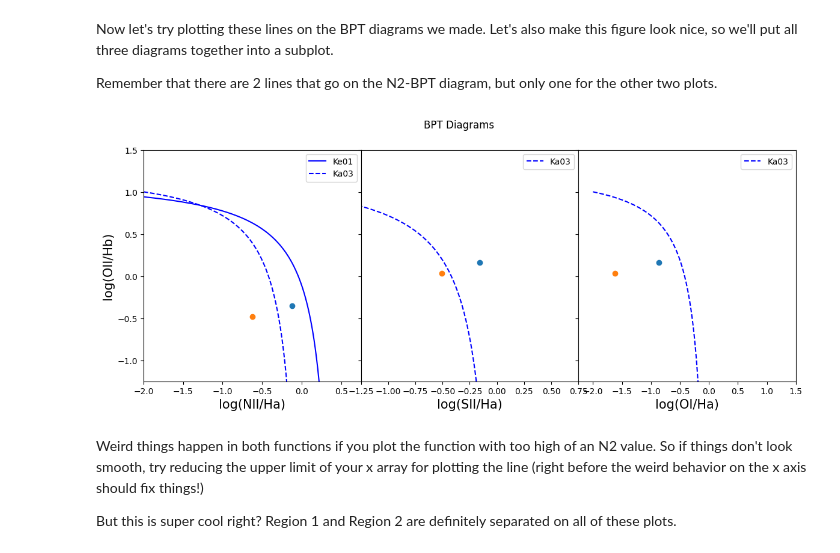
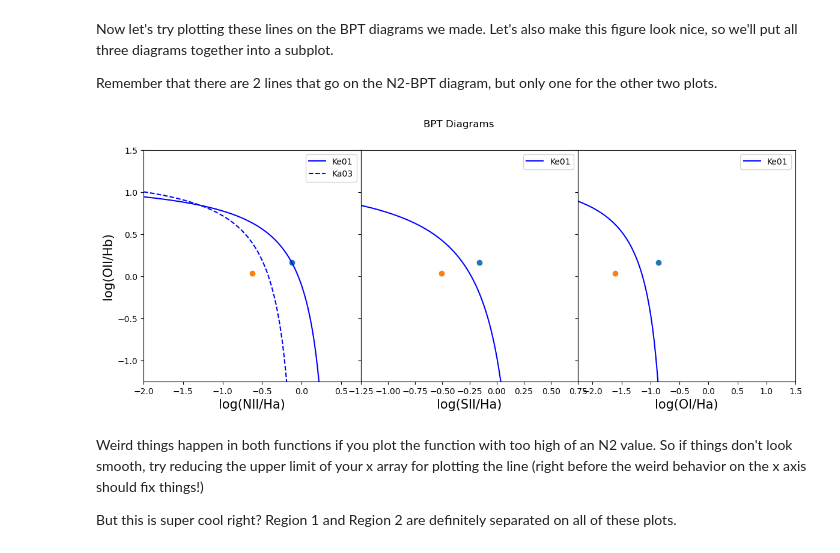
Before and after one commit to myasmedley/HII-Regions-in-NGC-253---Polaris-2026, a Jupyter notebook: PlottingEmissionLines.ipynb, the cells around one changed output. Saved outputs shown, nothing was run; the diff lists cells and outputs as text; code cells hidden in the pictures.

```diff
--- a/PlottingEmissionLines.ipynb
+++ b/PlottingEmissionLines.ipynb
@@ -601,43 +599,43 @@ plt.subplots_adjust(wspace=0) # changes the width spacing between the panels
 # hspace would change the height space
 
 # Plot N2-BPT diagram
-axs[0].scatter(np.log10(em_fluxes_r1['NII_2']/em_fluxes_r1['Ha']), np.log10(em_fluxes_r1['OIII_1']/em_fluxes_r1['Hb'])) # plot region 1
-axs[0].scatter(np.log10(em_fluxes_r2['NII_2']/em_fluxes_r2['Ha']), np.log10(em_fluxes_r2['OIII_1']/em_fluxes_r2['Hb'])) # plot region 2
+axs[0].scatter(np.log10(em_fluxes_r1['NII_2']/em_fluxes_r1['Ha']), np.log10(em_fluxes_r1['OIII_2']/em_fluxes_r1['Hb'])) # plot region 1
+axs[0].scatter(np.log10(em_fluxes_r2['NII_2']/em_fluxes_r2['Ha']), np.log10(em_fluxes_r2['OIII_2']/em_fluxes_r2['Hb'])) # plot region 2
 
 axs[0].plot(np.linspace(-2,0.3,1000),kewley_N2O3(np.linspace(-2,0.3,1000)),color='b',label='Ke01')
 axs[0].plot(np.linspace(-2,0,1000),kauffmann_N2O3(np.linspace(-2,0,1000)),color='b',ls='--',label='Ka03')
 axs[0].legend()
 
 axs[0].set_xlim(-2,0.75) # common limits for N2-BPT diagram
 axs[0].set_ylim(-1.25,1.5) # common limits for N2-BPT diagram
 axs[0].set_xlabel(r'log(NII/Ha)',fontsize=15)
 axs[0].set_ylabel(r'log(OII/Hb)',fontsize=15)
 
 
 # Plot S2-BPT diagram
 
 axs[1].scatter(np.log10((em_fluxes_r1['SII_1']+em_fluxes_r1['SII_2'])/em_fluxes_r1['Ha']), np.log10(em_fluxes_r1['OIII_2']/em_fluxes_r1['Hb'])) # plot region 1
 axs[1].scatter(np.log10((em_fluxes_r2['SII_1']+em_fluxes_r2['SII_2'])/em_fluxes_r2['Ha']), np.log10(em_fluxes_r2['OIII_2']/em_fluxes_r2['Hb'])) # plot region 2
-axs[1].plot(np.linspace(-2,0,1000),kauffmann_N2O3(np.linspace(-2,0,1000)),color='b',ls='--',label='Ka03')
+axs[1].plot(np.linspace(-2,0.3,1000),kewley_S2O3(np.linspace(-2,0.3,1000)),color='b',ls='-',label='Ke01')
 
 axs[1].set_xlim(-1.25,0.75) # common limits for S2-BPT diagram
 axs[1].set_xlabel(r'log(SII/Ha)',fontsize=15)
 axs[1].legend()
 
 
 # Plot O1-BPT diagram
 axs[2].scatter(np.log10((em_fluxes_r1['OI'])/em_fluxes_r1['Ha']), np.log10(em_fluxes_r1['OIII_2']/em_fluxes_r1['Hb'])) # plot region 1
 axs[2].scatter(np.log10((em_fluxes_r2['OI'])/em_fluxes_r2['Ha']), np.log10(em_fluxes_r2['OIII_2']/em_fluxes_r2['Hb'])) # plot region 2
-axs[2].plot(np.linspace(-2,0,1000),kauffmann_N2O3(np.linspace(-2,0,1000)),color='b',ls='--',label='Ka03')
+axs[2].plot(np.linspace(-2.5,-0.7,1000),kewley_O1O3(np.linspace(-2.5,-0.7,1000)),color='b',ls='-',label='Ke01')
 
 axs[2].set_xlim(-2.25,1.5) # common limits for S2-BPT diagram
 axs[2].set_xlabel(r'log(OI/Ha)',fontsize=15)
 axs[2].legend()
 
 fig.suptitle('BPT Diagrams')
 plt.show()
 # %% [output]
-[figure, old version]
+[figure, new version]
 # %% [markdown]
 Weird things happen in both functions if you plot the function with too high of an N2 value. So if things don't look smooth, try reducing the upper limit of your x array for plotting the line (right before the weird behavior on the x axis should fix things!)
 
```
Also changed, not shown: parts of 8 cells of this notebook, 5 other files.
